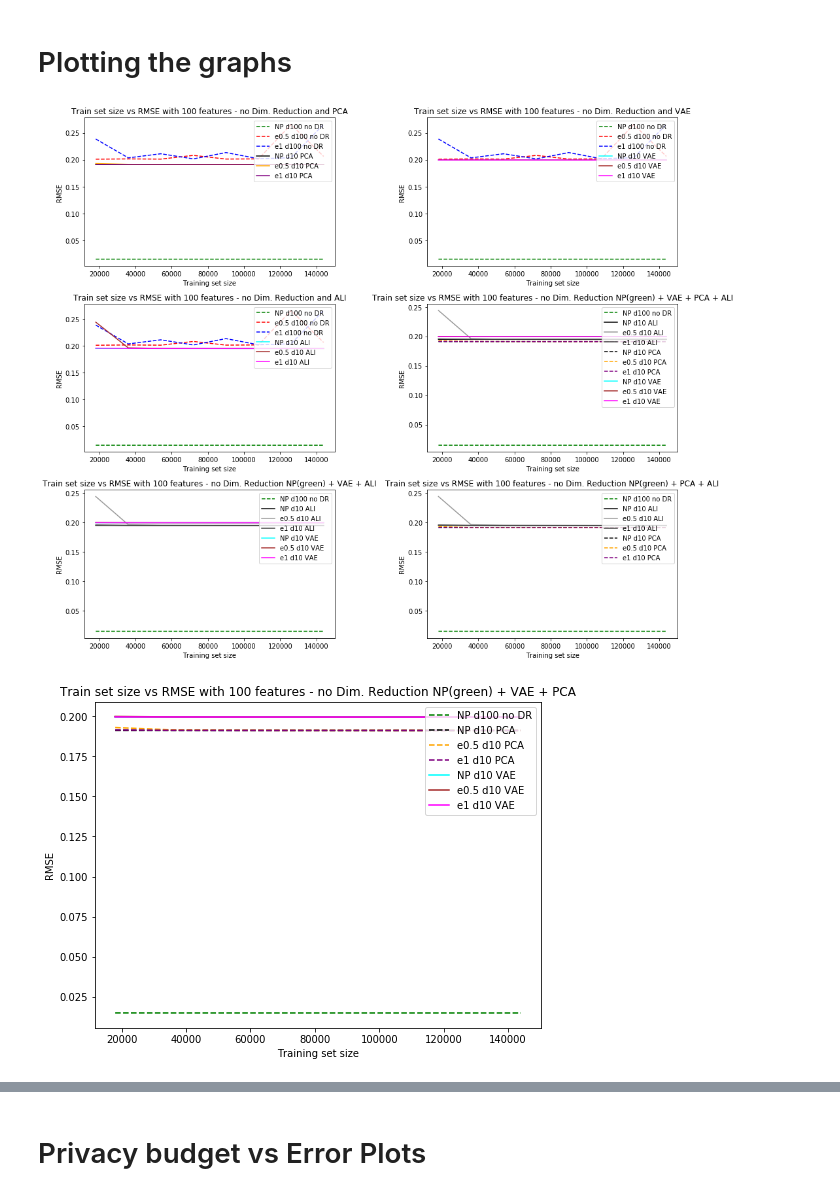
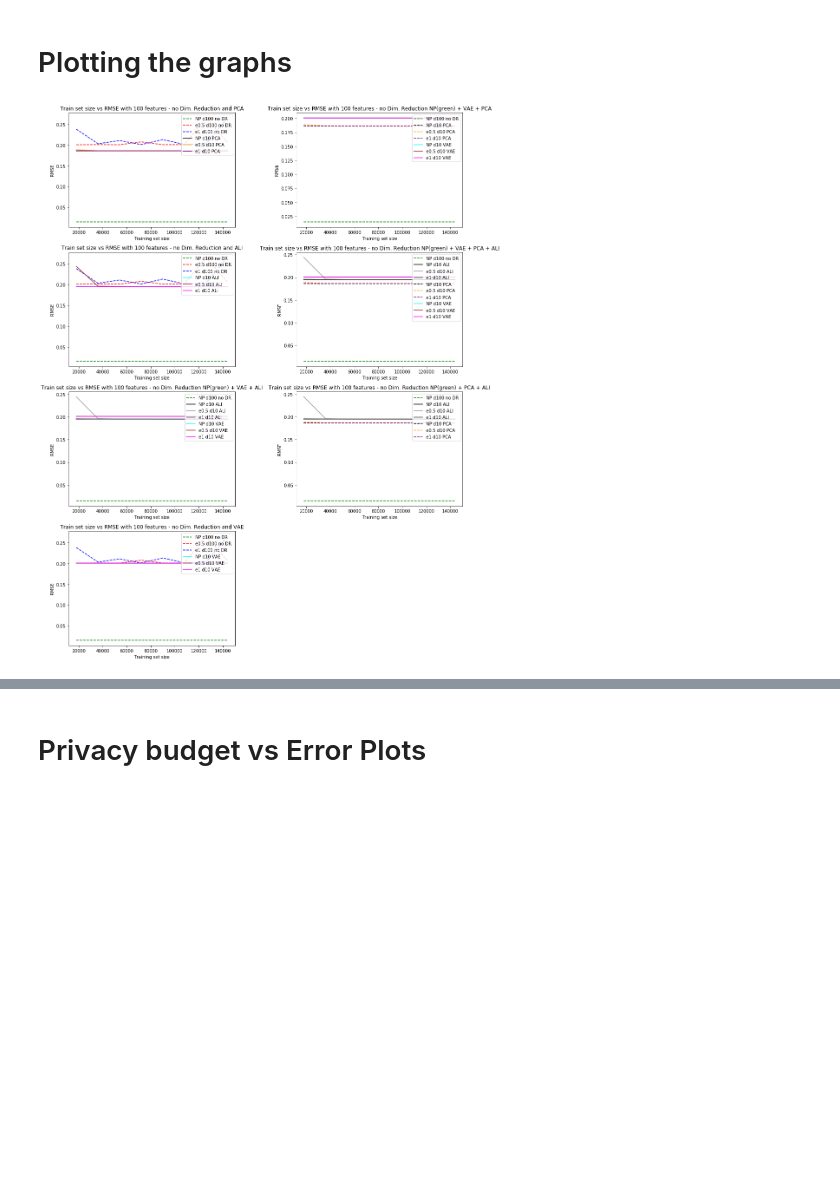
Before and after one commit to jithendaraa/Privacy-aware-learning, a Jupyter notebook: Laplace Mechanism/Laplace_Noises.ipynb, the cells around one changed output, grey strips where cells are left out. Saved outputs shown, nothing was run; the diff lists cells and outputs as text; code cells hidden in the pictures; blank space fills up the shorter version.

```diff
--- a/Laplace Mechanism/Laplace_Noises.ipynb
+++ b/Laplace Mechanism/Laplace_Noises.ipynb
@@ -466,0 +449,13 @@ plt.show()
+# %%
+red_d = 10
+
+X_norm, y_norm = l1norm_X_and_y_preserve_linearity(X,y,0)
+np.save('drive/My Drive/Colab Notebooks/X_norm_lpl.npy', X_norm)
+np.save('drive/My Drive/Colab Notebooks/y_norm_lpl.npy', y_norm)
+
+X_red = getPCA(red_d, X_norm)
+# %%
+X_norm = np.load('drive/My Drive/Colab Notebooks/X_norm_lpl.npy')
+y_norm = np.load('drive/My Drive/Colab Notebooks/y_norm_lpl.npy')
+print(X_norm.shape)
+print(X_red.shape)
@@ -466,0 +615,6 @@ plt.show()
+# %%
+from sklearn.decomposition import SparsePCA
+print(X.shape)
+kpca = SparsePCA(n_components=10)
+X_red_KPCA = kpca.fit_transform(X)
+X_red_KPCA.shape
@@ -849,10 +1098,9 @@ plt.show()
 # %% [markdown]
 # Plotting the graphs
 # %%
-plt.rcParams['figure.figsize'] = (15, 12)
+plt.rcParams['figure.figsize'] = (15, 18)
 
-plt.subplot(3,2,1)
-plt.rcParams['figure.figsize'] = (15, 12)
+plt.subplot(4,2,1)
 plt.errorbar(ans_withoutDR_e5[0], ans_withoutDR_e5[3], color="green", ecolor="green", capsize=3, label="NP d100 no DR", ls="dashed")
 plt.errorbar(ans_withoutDR_e5[0], ans_withoutDR_e5[1], color="red", ecolor="red", capsize=3, label="e0.5 d100 no DR", ls="dashed")
 plt.errorbar(ans_withoutDR_e10[0], ans_withoutDR_e10[1], color="blue", ecolor="blue", capsize=3, label="e1 d100 no DR", ls="dashed")
@@ -866,8 +1114,7 @@ plt.ylabel("RMSE")
 pylab.legend(loc='upper right')
 plt.title("Train set size vs RMSE with 100 features - no Dim. Reduction and PCA")
 
-plt.subplot(3,2,2)
-plt.rcParams['figure.figsize'] = (15, 12)
+plt.subplot(4,2,7)
 plt.errorbar(ans_withoutDR_e5[0], ans_withoutDR_e5[3], color="green", ecolor="green", capsize=3, label="NP d100 no DR", ls="dashed")
 plt.errorbar(ans_withoutDR_e5[0], ans_withoutDR_e5[1], color="red", ecolor="red", capsize=3, label="e0.5 d100 no DR", ls="dashed")
 plt.errorbar(ans_withoutDR_e10[0], ans_withoutDR_e10[1], color="blue", ecolor="blue", capsize=3, label="e1 d100 no DR", ls="dashed")
@@ -881,8 +1128,7 @@ plt.ylabel("RMSE")
 pylab.legend(loc='upper right')
 plt.title("Train set size vs RMSE with 100 features - no Dim. Reduction and VAE")
 
-plt.subplot(3,2,3)
-plt.rcParams['figure.figsize'] = (15, 12)
+plt.subplot(4,2,3)
 plt.errorbar(ans_withoutDR_e5[0], ans_withoutDR_e5[3], color="green", ecolor="green", capsize=3, label="NP d100 no DR", ls="dashed")
 plt.errorbar(ans_withoutDR_e5[0], ans_withoutDR_e5[1], color="red", ecolor="red", capsize=3, label="e0.5 d100 no DR", ls="dashed")
 plt.errorbar(ans_withoutDR_e10[0], ans_withoutDR_e10[1], color="blue", ecolor="blue", capsize=3, label="e1 d100 no DR", ls="dashed")
@@ -896,8 +1142,7 @@ plt.ylabel("RMSE")
 pylab.legend(loc='upper right')
 plt.title("Train set size vs RMSE with 100 features - no Dim. Reduction and ALI")
 
-plt.subplot(3,2,4)
-plt.rcParams['figure.figsize'] = (15, 12)
+plt.subplot(4,2,4)
 plt.errorbar(ans_withoutDR_e5[0], ans_withoutDR_e5[3], color="green", ecolor="green", capsize=3, label="NP d100 no DR", ls="dashed")
 
 plt.errorbar(ans_ALI_e5_d10[0], ans_ALI_e5_d10[3], color="black", ecolor="black", capsize=3, label="NP d10 ALI", ls="solid")
@@ -919,8 +1164,7 @@ plt.title("Train set size vs RMSE with 100 features - no Dim. Reduction NP(green
 
 
 
-plt.subplot(3,2,5)
-plt.rcParams['figure.figsize'] = (15, 12)
+plt.subplot(4,2,5)
 plt.errorbar(ans_withoutDR_e5[0], ans_withoutDR_e5[3], color="green", ecolor="green", capsize=3, label="NP d100 no DR", ls="dashed")
 
 plt.errorbar(ans_ALI_e5_d10[0], ans_ALI_e5_d10[3], color="black", ecolor="black", capsize=3, label="NP d10 ALI", ls="solid")
@@ -937,45 +1181,41 @@ pylab.legend(loc='upper right')
 plt.title("Train set size vs RMSE with 100 features - no Dim. Reduction NP(green) + VAE + ALI")
 
 
-plt.subplot(3,2,6)
-plt.rcParams['figure.figsize'] = (15, 12)
+plt.subplot(4,2,6)
 plt.errorbar(ans_withoutDR_e5[0], ans_withoutDR_e5[3], color="green", ecolor="green", capsize=3, label="NP d100 no DR", ls="dashed")
 
 plt.errorbar(ans_ALI_e5_d10[0], ans_ALI_e5_d10[3], color="black", ecolor="black", capsize=3, label="NP d10 ALI", ls="solid")
 plt.errorbar(ans_ALI_e5_d10[0], ans_ALI_e5_d10[1], color="0.6", ecolor="0.6", capsize=3, label="e0.5 d10 ALI", ls="solid")
 plt.errorbar(ans_ALI_e10_d10[0], ans_ALI_e10_d10[1], color="0.25", ecolor="0.25", capsize=3, label="e1 d10 ALI", ls="solid")
 
 plt.errorbar(ans_PCA_e5_d10[0], ans_PCA_e5_d10[3], color="black", ecolor="black", capsize=3, label="NP d10 PCA", ls="dashed")
 plt.errorbar(ans_PCA_e5_d10[0], ans_PCA_e5_d10[1], color="orange", ecolor="orange", capsize=3, label="e0.5 d10 PCA", ls="dashed")
 plt.errorbar(ans_PCA_e10_d10[0], ans_PCA_e10_d10[1], color="purple", ecolor="purple", capsize=3, label="e1 d10 PCA", ls="dashed")
 
 plt.xlabel("Training set size")
 plt.ylabel("RMSE")
 pylab.legend(loc='upper right')
 plt.title("Train set size vs RMSE with 100 features - no Dim. Reduction NP(green) + PCA + ALI")
 
 
-plt.tight_layout()
-plt.show()
 
-
-plt.rcParams['figure.figsize'] = (8, 6)
+plt.subplot(4,2,2)
 plt.errorbar(ans_withoutDR_e5[0], ans_withoutDR_e5[3], color="green", ecolor="green", capsize=3, label="NP d100 no DR", ls="dashed")
 
 plt.errorbar(ans_PCA_e5_d10[0], ans_PCA_e5_d10[3], color="black", ecolor="black", capsize=3, label="NP d10 PCA", ls="dashed")
 plt.errorbar(ans_PCA_e5_d10[0], ans_PCA_e5_d10[1], color="orange", ecolor="orange", capsize=3, label="e0.5 d10 PCA", ls="dashed")
 plt.errorbar(ans_PCA_e10_d10[0], ans_PCA_e10_d10[1], color="purple", ecolor="purple", capsize=3, label="e1 d10 PCA", ls="dashed")
 
 plt.errorbar(ans_VAE_e5_d10[0], ans_VAE_e5_d10[3], color="cyan", ecolor="cyan", capsize=3, label="NP d10 VAE", ls="solid")
 plt.errorbar(ans_VAE_e5_d10[0], ans_VAE_e5_d10[1], color="brown", ecolor="brown", capsize=3, label="e0.5 d10 VAE", ls="solid")
 plt.errorbar(ans_VAE_e10_d10[0], ans_VAE_e10_d10[1], color="magenta", ecolor="magenta", capsize=3, label="e1 d10 VAE", ls="solid")
 
 plt.xlabel("Training set size")
 plt.ylabel("RMSE")
 pylab.legend(loc='upper right')
 plt.title("Train set size vs RMSE with 100 features - no Dim. Reduction NP(green) + VAE + PCA")
+plt.tight_layout()
 plt.show()
 # %% [output]
-[figure, old version]
+[figure, new version]
-[figure, removed]
 # %%
```
Also changed, not shown: parts of 25 cells of this notebook.
